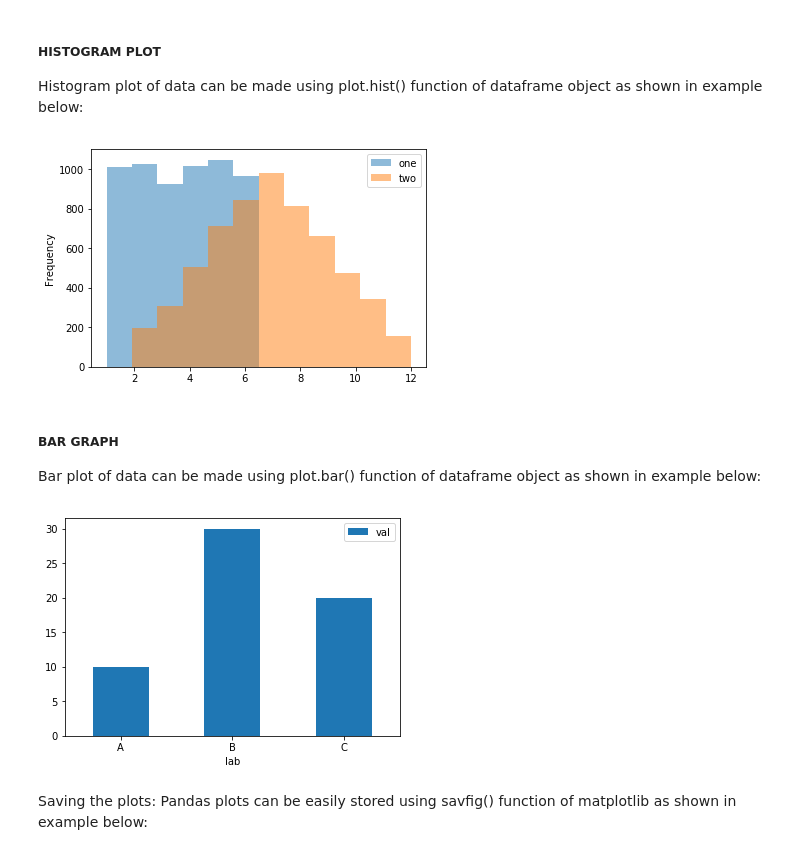
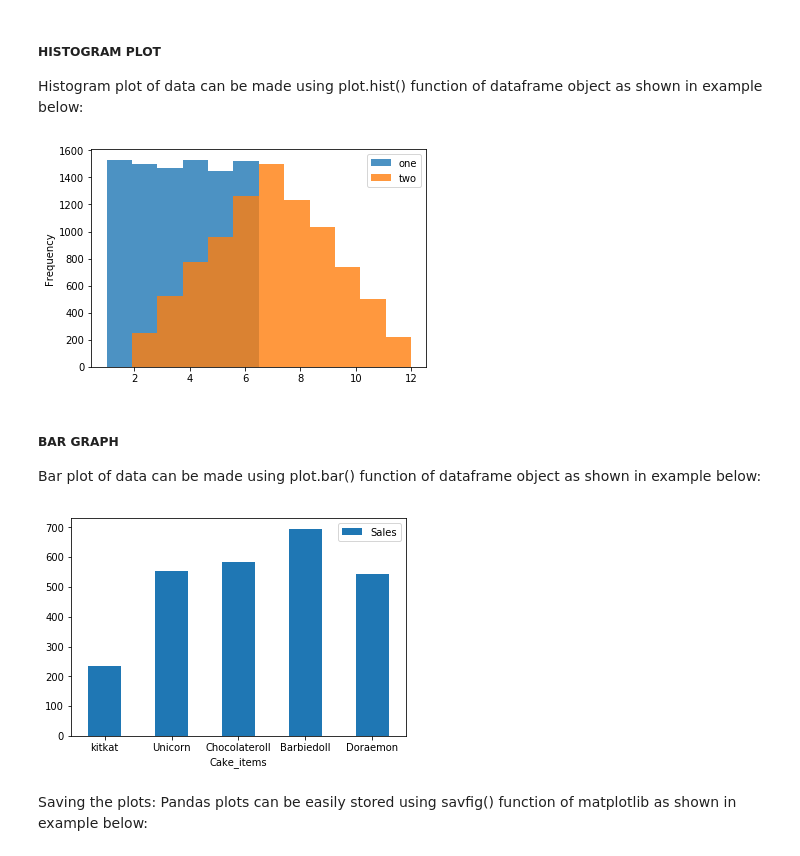
Before and after one commit to saka10101/DATA_VISUALIZATIONS_ESSENTIALS, a Jupyter notebook: COMPREHENSIVE_TUTORIALS/PANDAS_VISUALIZATIONS/Pandas Comprehensive Tutorial .ipynb, the cells around one changed output. Saved outputs shown, nothing was run; the diff lists cells and outputs as text; code cells hidden in the pictures.

```diff
--- a/COMPREHENSIVE_TUTORIALS/PANDAS_VISUALIZATIONS/Pandas Comprehensive Tutorial .ipynb
+++ b/COMPREHENSIVE_TUTORIALS/PANDAS_VISUALIZATIONS/Pandas Comprehensive Tutorial .ipynb
@@ -733,29 +778,33 @@ ax1 = df.plot.scatter(x='length',
 Histogram plot of data can be made using plot.hist() function of dataframe object as shown in example below:
 # %%
 #Simple histogram Plot
+
 '''
-When we draw a dice 6000 times, we expect to get each value around 1000 times.
-But when we draw two dices and sum the result, the distribution is going to be quite different.
-The histogram below shows this
+This histogram below shows the distribution of each value when we:
+- draw one dice 9000 times
+- draw two dices 9000 time and sum the result
 '''
 
+#Create dataframe
 df = pd.DataFrame(
-    np.random.randint(1, 7, 6000),
+    np.random.randint(1, 7, 9000),
     columns = ['one'])
-df['two'] = df['one'] + np.random.randint(1, 7, 6000)
-ax = df.plot.hist(bins=12, alpha=0.5)
+
+#Add new column to dataframe by using addition
+df['two'] = df['one'] + np.random.randint(1, 7, 9000)
+ax = df.plot.hist(bins=12, alpha=0.8)
 # %% [output]
-[figure, old version]
+[figure, new version]
 # %% [markdown]
 ##### BAR GRAPH
 Bar plot of data can be made using plot.bar() function of dataframe object as shown in example below:
 # %%
 #Simple Bar chart
 
-df = pd.DataFrame({'lab':['A', 'B', 'C'], 'val':[10, 30, 20]})
-ax = df.plot.bar(x='lab', y='val', rot=0)
+df = pd.DataFrame({'Cake_items':['kitkat', 'Unicorn', 'Chocolateroll', 'Barbiedoll','Doraemon'], 'Sales':[235,554,582,695,545]})
+ax = df.plot.bar(x='Cake_items', y='Sales', rot=0)
 # %% [output]
-[figure, old version]
+[figure, new version]
 # %% [markdown]
 Saving the plots:
     Pandas plots can be easily stored using savfig() function of matplotlib as shown in example below:
```
Also changed, not shown: parts of 19 cells of this notebook, 3 other files.
